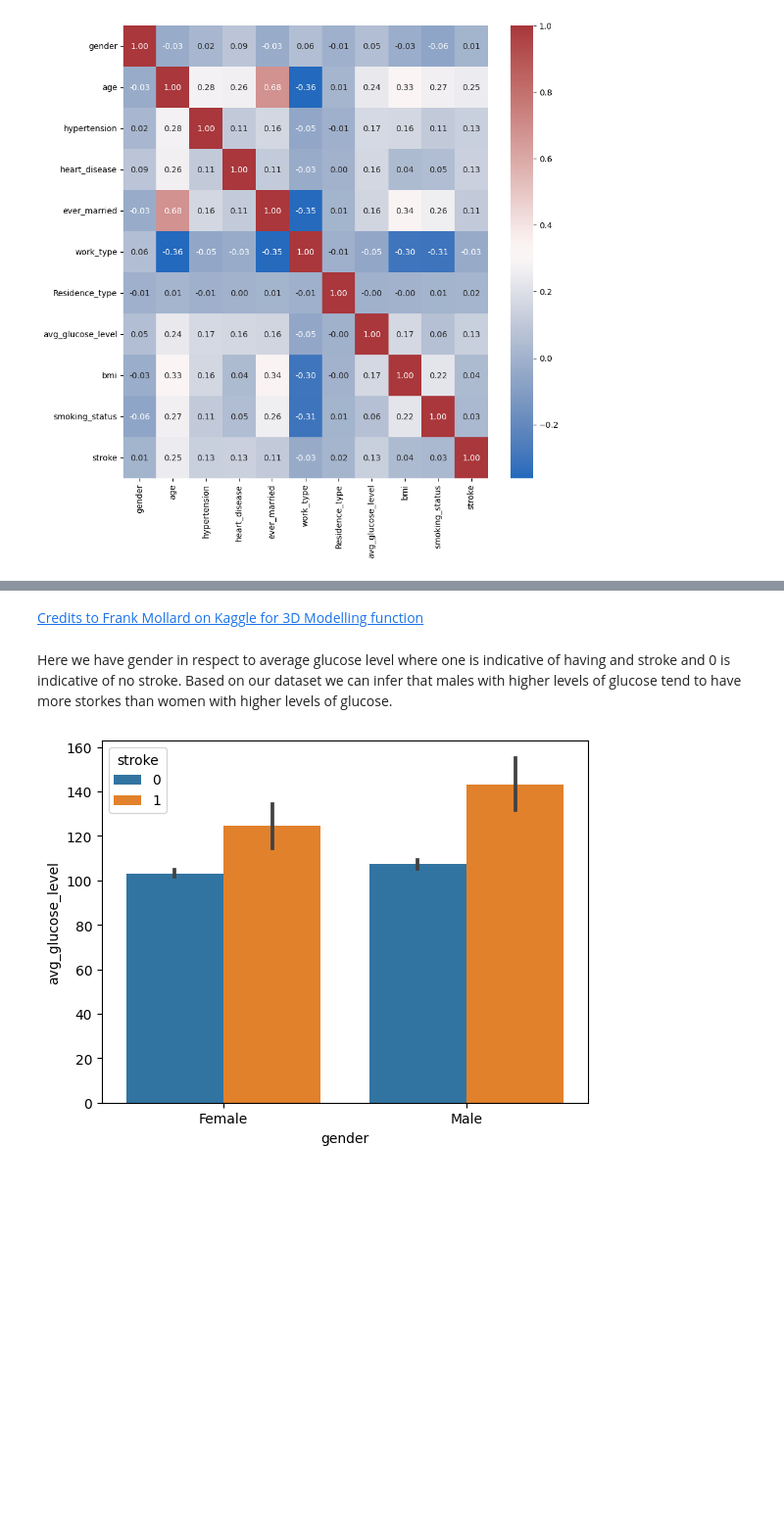
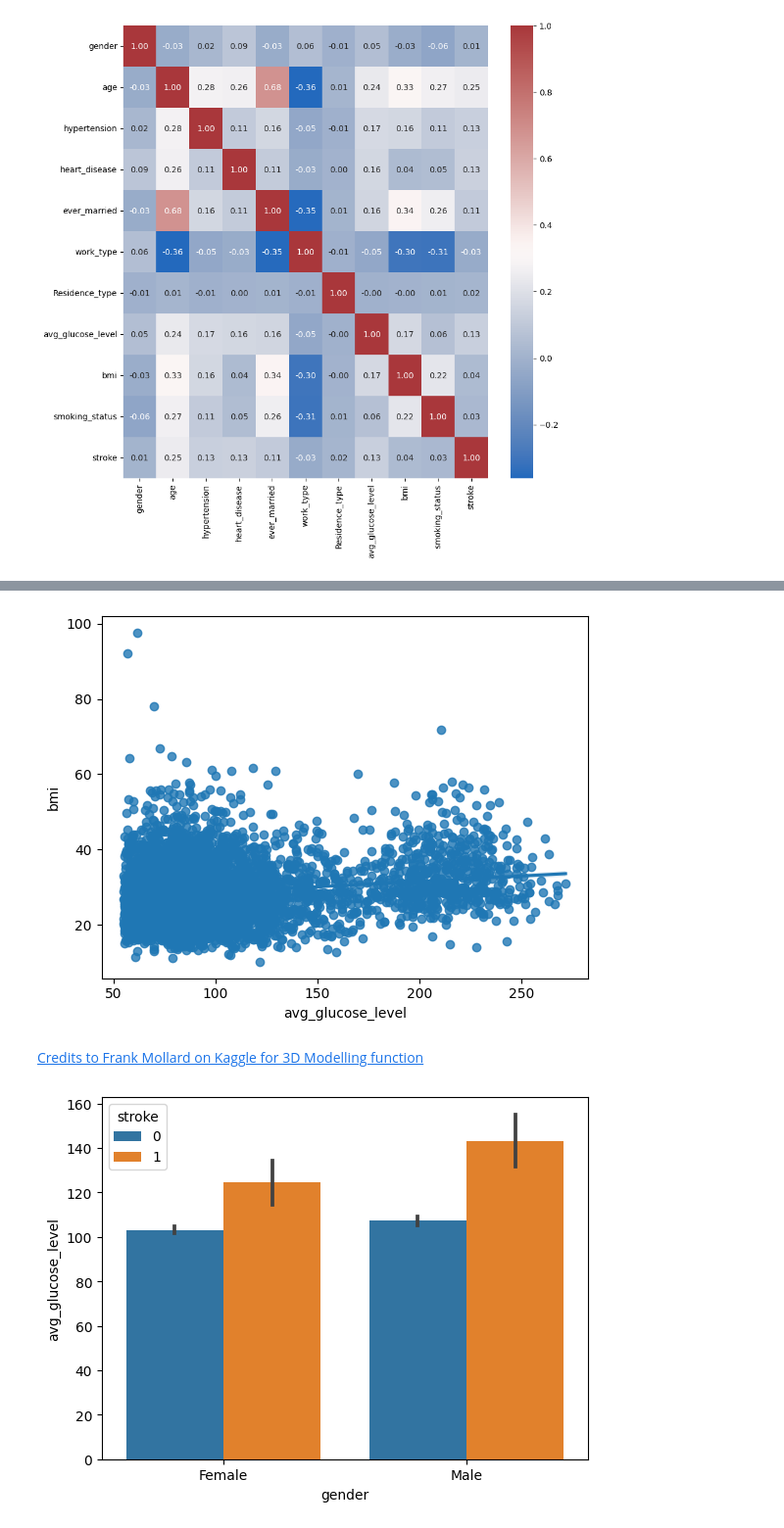
Before and after one commit to mdrhmn48/Stroke-Prediction, a Jupyter notebook: analysis.ipynb, the cells around one changed output, grey strips where cells are left out. Shown at 98% size. Saved outputs shown, nothing was run; the diff lists cells and outputs as text; code cells hidden in the pictures; blank space fills up the shorter version.

Commit message:
added regplot

```diff
--- a/analysis.ipynb
+++ b/analysis.ipynb
@@ -249,3 +249,8 @@ plt.show()
+# %%
+sns.regplot(df, x="avg_glucose_level", y="bmi")
+plt.show()
+# %% [output]
+[figure, added]
 # %% [markdown]
 [Credits to Frank Mollard on Kaggle for 3D Modelling function](https://www.kaggle.com/code/frankmollard/develop-a-stroke-risk-web-app-using-streamlit)
 # %%
@@ -312,8 +317,6 @@ plot3d(df, ["#3a91e6", "red"], "stroke",
        "age", "avg_glucose_level", "bmi",
        "3D Plot of Age, Average Glucose Level, and BMI"
       )
-# %% [markdown]
-Here we have gender in respect to average glucose level where one is indicative of having and stroke and 0 is indicative of no stroke. Based on our dataset we can infer that males with higher levels of glucose tend to have more storkes than women with higher levels of glucose.
 # %%
 sns.barplot(data=df, x="gender", y="avg_glucose_level", hue="stroke")
 plt.show()
```
Also changed, not shown: parts of 4 cells of this notebook.
